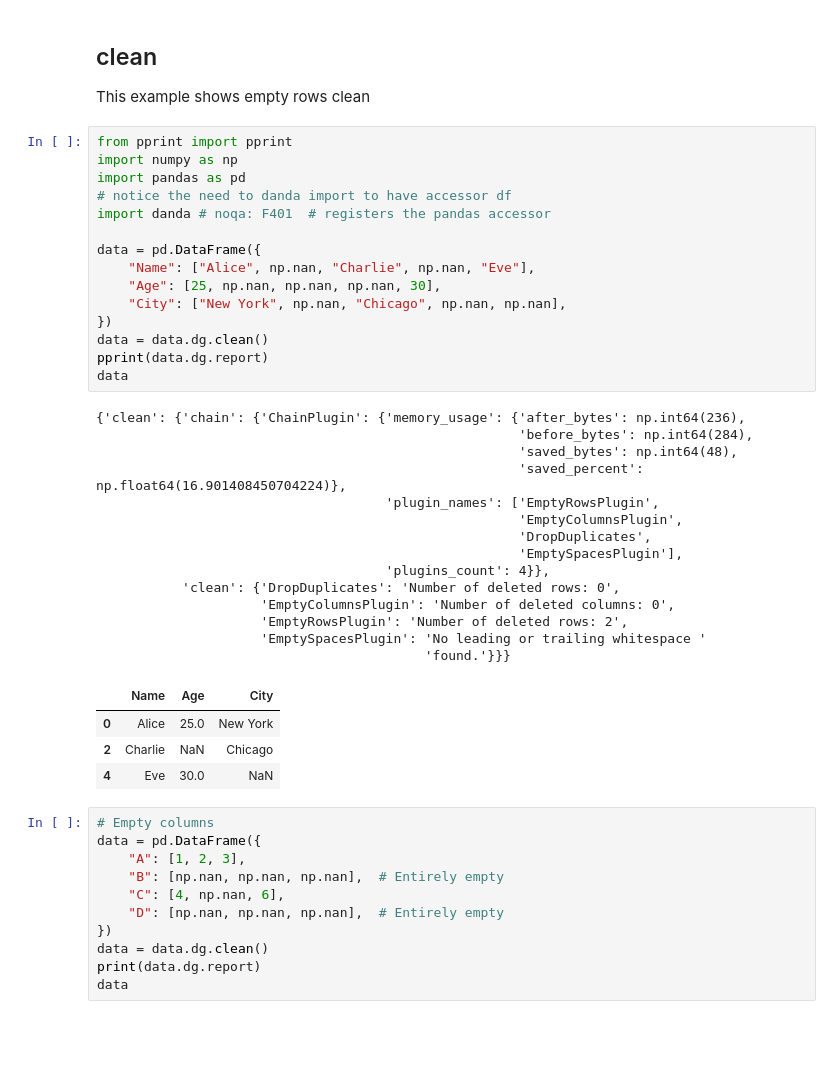
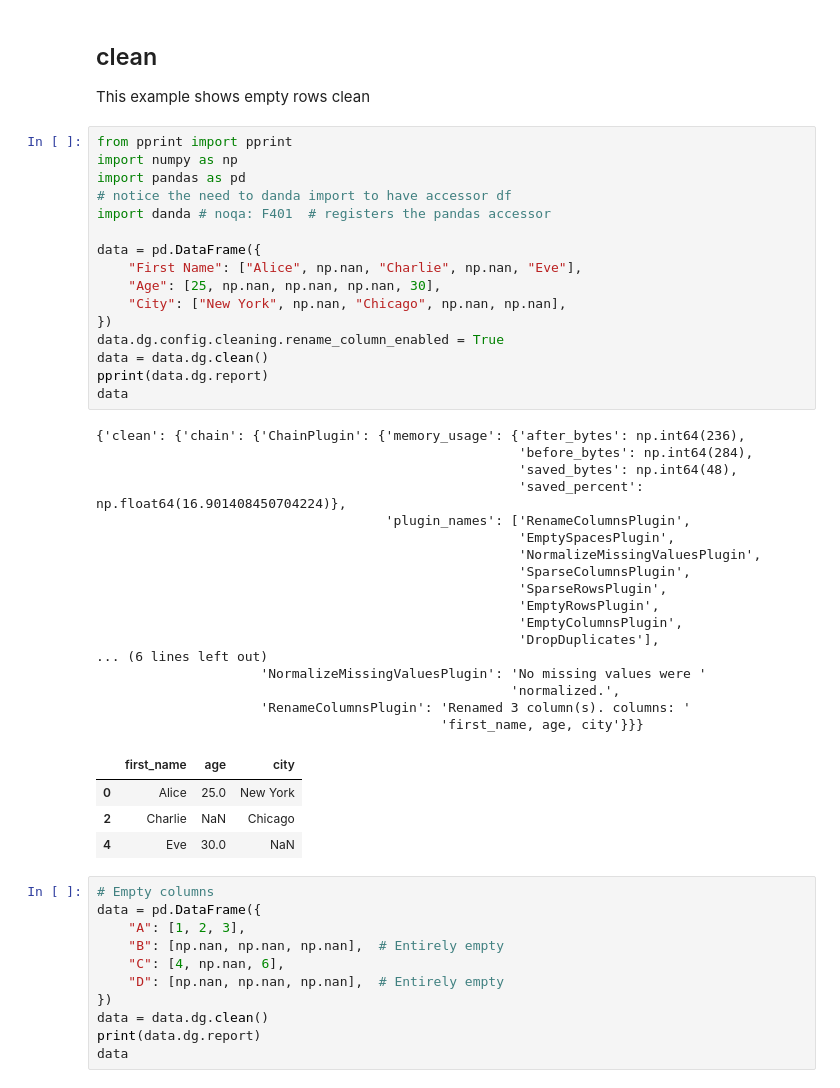
Before and after one commit to shalabi-ai/danda, a Jupyter notebook: examples/1-clean.ipynb, the cells around one changed output. Cells and saved outputs as stored; diff of their text form; blank space fills up the shorter version.

Commit message:
adding rename columns

```diff
--- a/examples/1-clean.ipynb
+++ b/examples/1-clean.ipynb
@@ -24,34 +4,38 @@ This example shows empty rows clean
 # %%
 from pprint import pprint
 import numpy as np
 import pandas as pd
 # notice the need to danda import to have accessor df
 import danda # noqa: F401  # registers the pandas accessor
 
 data = pd.DataFrame({
-    "Name": ["Alice", np.nan, "Charlie", np.nan, "Eve"],
+    "First Name": ["Alice", np.nan, "Charlie", np.nan, "Eve"],
     "Age": [25, np.nan, np.nan, np.nan, 30],
     "City": ["New York", np.nan, "Chicago", np.nan, np.nan],
 })
+data.dg.config.cleaning.rename_column_enabled = True
 data = data.dg.clean()
 pprint(data.dg.report)
 data
 # %% [output]
 {'clean': {'chain': {'ChainPlugin': {'memory_usage': {'after_bytes': np.int64(236),
                                                       'before_bytes': np.int64(284),
                                                       'saved_bytes': np.int64(48),
                                                       'saved_percent': np.float64(16.901408450704224)},
-                                     'plugin_names': ['EmptyRowsPlugin',
+                                     'plugin_names': ['RenameColumnsPlugin',
+                                                      'EmptySpacesPlugin',
+                                                      'NormalizeMissingValuesPlugin',
+                                                      'SparseColumnsPlugin',
+                                                      'SparseRowsPlugin',
+                                                      'EmptyRowsPlugin',
                                                       'EmptyColumnsPlugin',
-                                                      'DropDuplicates',
-                                                      'EmptySpacesPlugin'],
-                                     'plugins_count': 4}},
-           'clean': {'DropDuplicates': 'Number of deleted rows: 0',
-                     'EmptyColumnsPlugin': 'Number of deleted columns: 0',
-                     'EmptyRowsPlugin': 'Number of deleted rows: 2',
-                     'EmptySpacesPlugin': 'No leading or trailing whitespace '
-                                          'found.'}}}
+                                                      'DropDuplicates'],
+... (6 lines left out)
+                     'NormalizeMissingValuesPlugin': 'No missing values were '
+                                                     'normalized.',
+                     'RenameColumnsPlugin': 'Renamed 3 column(s). columns: '
+                                            'first_name, age, city'}}}
-|  | Name | Age | City |
+|  | first_name | age | city |
 | 0 | Alice | 25.0 | New York |
 | 2 | Charlie | NaN | Chicago |
 | 4 | Eve | 30.0 | NaN |
```
Also changed, not shown: parts of 1 cell of this notebook, 6 other files.
